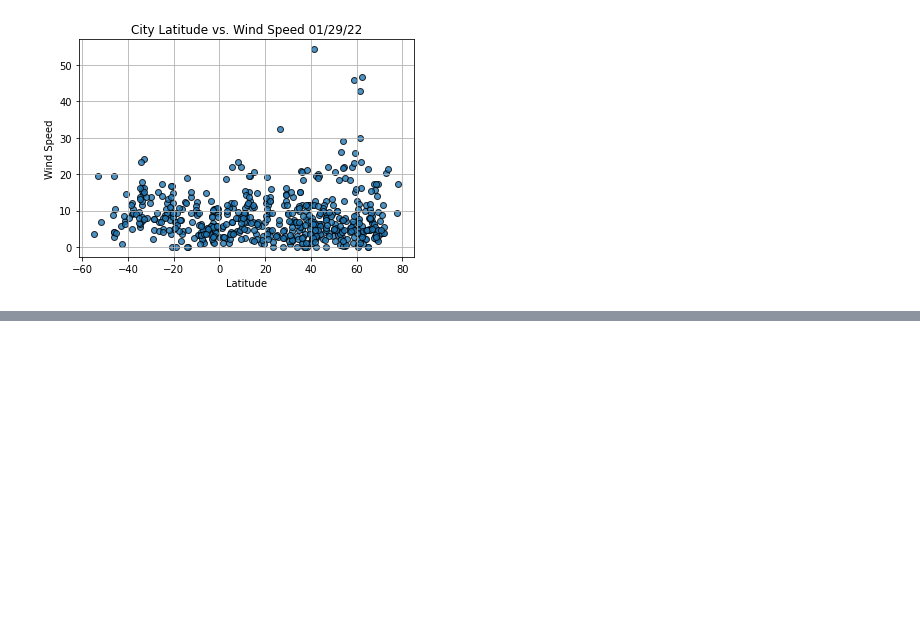
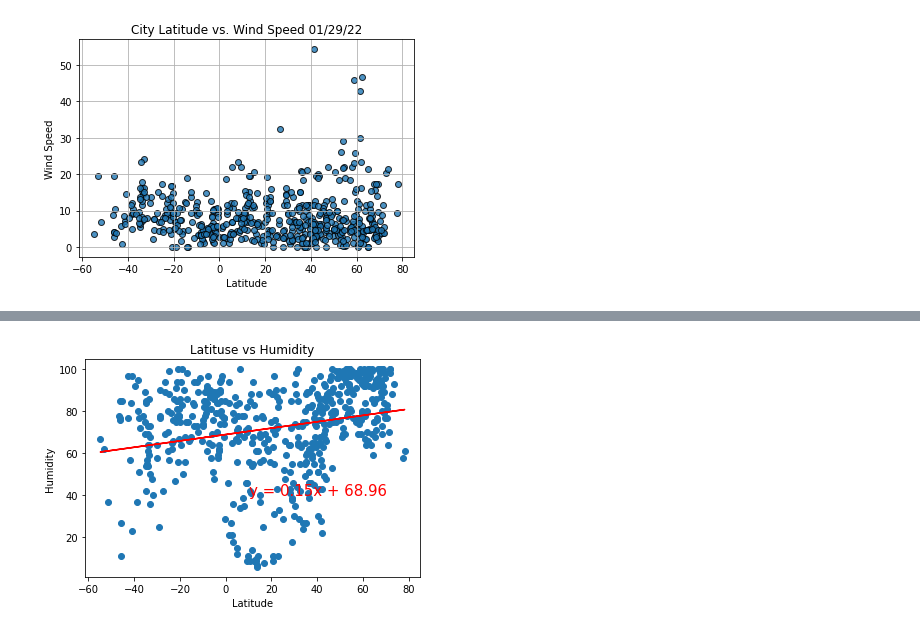
Before and after one commit to RAS705/World_Weather_Analysis, a Jupyter notebook: WeatherPy.ipynb, the cells around one changed output, grey strips where cells are left out. Saved outputs shown, nothing was run; the diff lists cells and outputs as text; code cells hidden in the pictures; blank space fills up the shorter version.

```diff
--- a/WeatherPy.ipynb
+++ b/WeatherPy.ipynb
@@ -267,0 +293,22 @@ plt.show()
+# %%
+# Perform linear regression.
+(slope, intercept, r_value, p_value, std_err) = linregress(lats, humidity)
+
+# Calculate the regression line "y values" from the slope and intercept.
+regress_values = lats * slope + intercept
+
+# Get the equation of the line.
+line_eq = "y = " + str(round(slope,2)) + "x + " + str(round(intercept,2))
+
+# Create a scatter plot of the x and y values.
+plt.scatter(lats, humidity)
+# Plot the regression line with the x-values and the y coordinates based on the intercept and slope.
+plt.plot(lats,regress_values,"r")
+# Annotate the text for the line equation and add its coordinates.
+plt.annotate(line_eq, (10,40), fontsize=15, color="red")
+plt.title("Latituse vs Humidity")
+plt.xlabel('Latitude')
+plt.ylabel('Humidity')
+plt.show()
+# %% [output]
+[figure, added]
```
Also changed, not shown: parts of 16 cells of this notebook.
